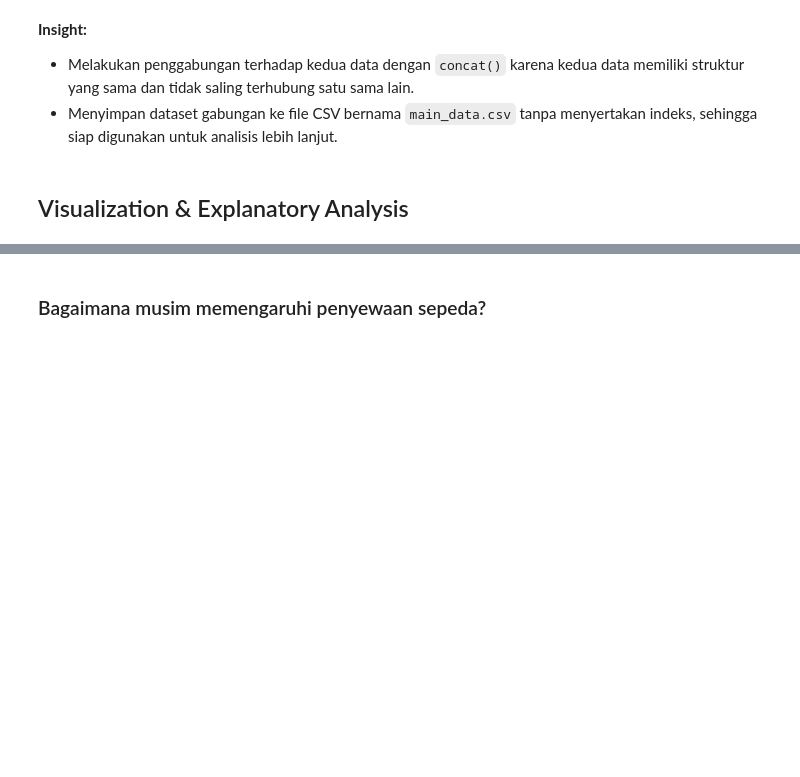
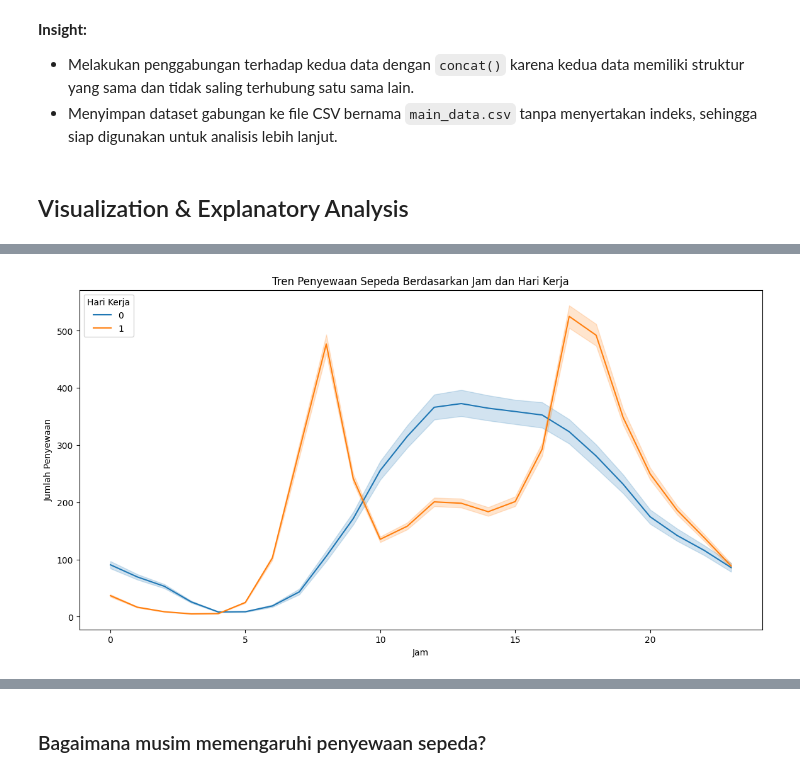
Before and after one commit to raddva/bike-sharing-dataset, a Jupyter notebook: notebook.ipynb, the cells around one changed output, grey strips where cells are left out. Saved outputs shown, nothing was run; the diff lists cells and outputs as text; code cells hidden in the pictures; blank space fills up the shorter version.

```diff
--- a/notebook.ipynb
+++ b/notebook.ipynb
@@ -140,0 +151,11 @@ main_data = pd.read_csv('main_data.csv')
+# %%
+# Analisis Tren Waktu
+plt.figure(figsize=(14, 7))
+sns.lineplot(x='hr', y='cnt', hue='workingday', data=main_data, palette='tab10')
+plt.title('Tren Penyewaan Sepeda Berdasarkan Jam dan Hari Kerja')
+plt.xlabel('Jam')
+plt.ylabel('Jumlah Penyewaan')
+plt.legend(title='Hari Kerja', loc='upper left')
+plt.show()
+# %% [output]
+[figure, added]
```
Also changed, not shown: parts of 6 cells of this notebook.
